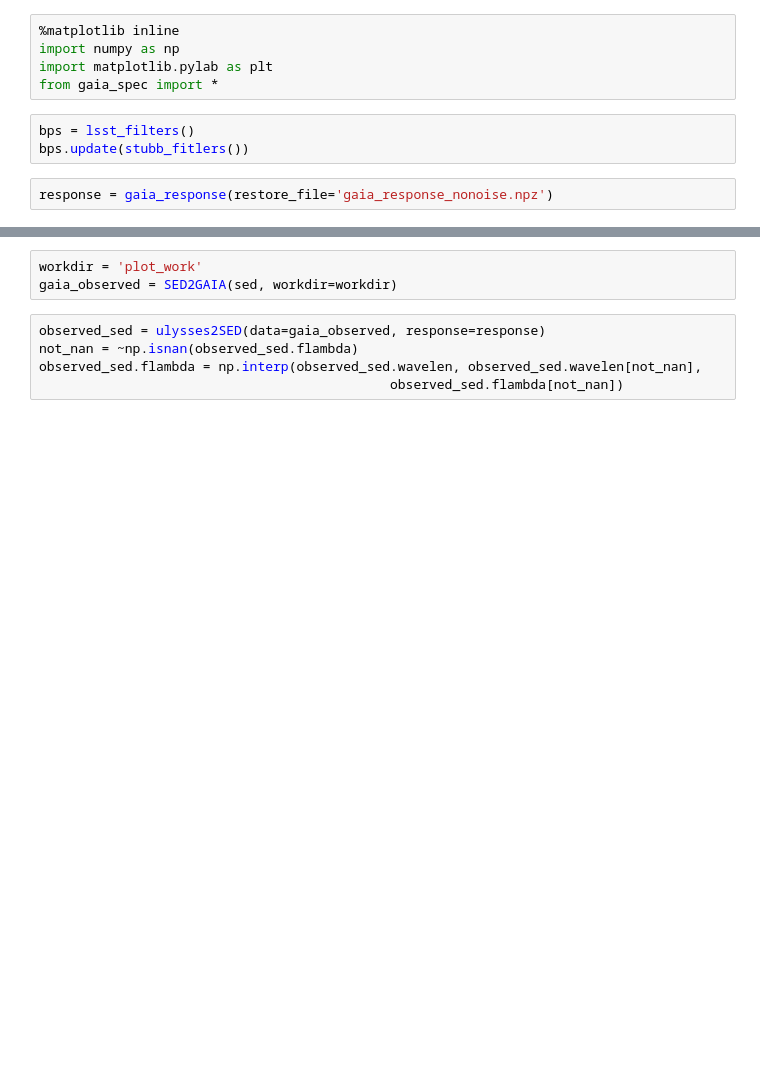
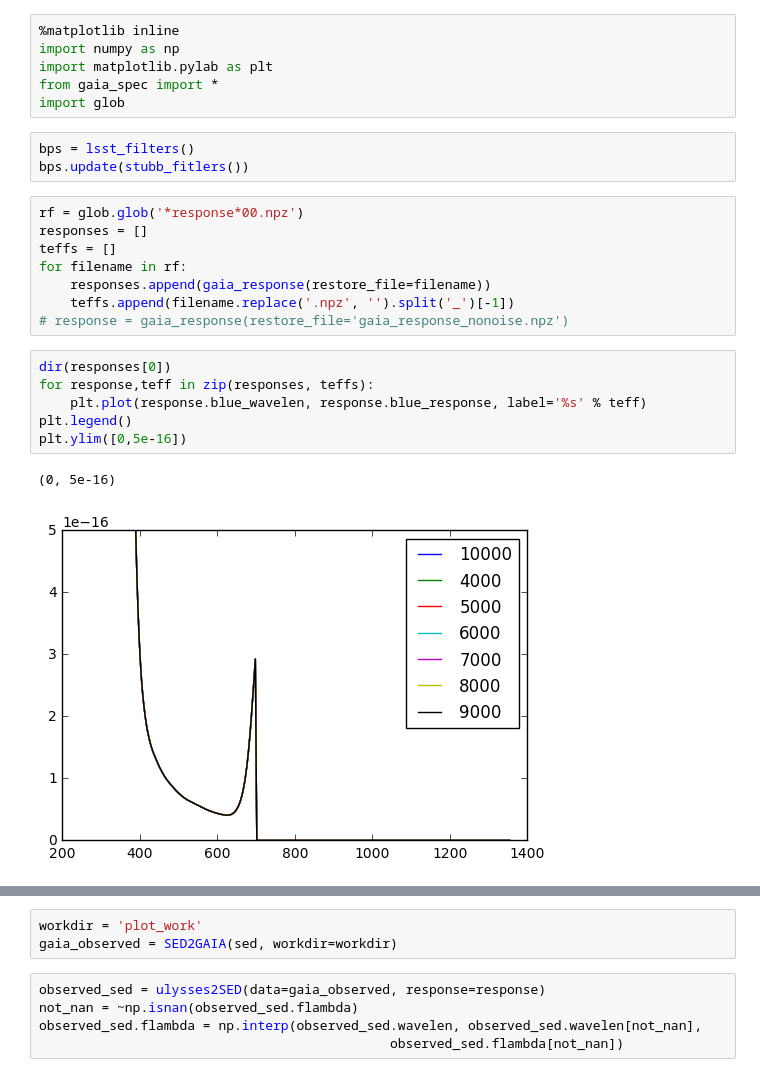
Before and after one commit to lsst-sims/sims_gaia_calib, a Jupyter notebook: python/writeup_plots.ipynb, the cells around one changed output, grey strips where cells are left out. Drawn from its saved outputs; the diff is of its cells as text; blank space fills up the shorter version.

```diff
--- a/python/writeup_plots.ipynb
+++ b/python/writeup_plots.ipynb
@@ -3,8 +3,24 @@
 import numpy as np
 import matplotlib.pylab as plt
 from gaia_spec import *
+import glob
 # %%
 bps = lsst_filters()
 bps.update(stubb_fitlers())
-# %%
-response = gaia_response(restore_file='gaia_response_nonoise.npz')
+# %%
+rf = glob.glob('*response*00.npz')
+responses = []
+teffs = []
+for filename in rf:
+    responses.append(gaia_response(restore_file=filename))
+    teffs.append(filename.replace('.npz', '').split('_')[-1])
+# response = gaia_response(restore_file='gaia_response_nonoise.npz')
+# %%
+dir(responses[0])
+for response,teff in zip(responses, teffs):
+    plt.plot(response.blue_wavelen, response.blue_response, label='%s' % teff)
+plt.legend()
+plt.ylim([0,5e-16])
+# %% [output]
+(0, 5e-16)
+[figure, added]
```
Also changed, not shown: parts of 9 cells of this notebook, 3 other files.
